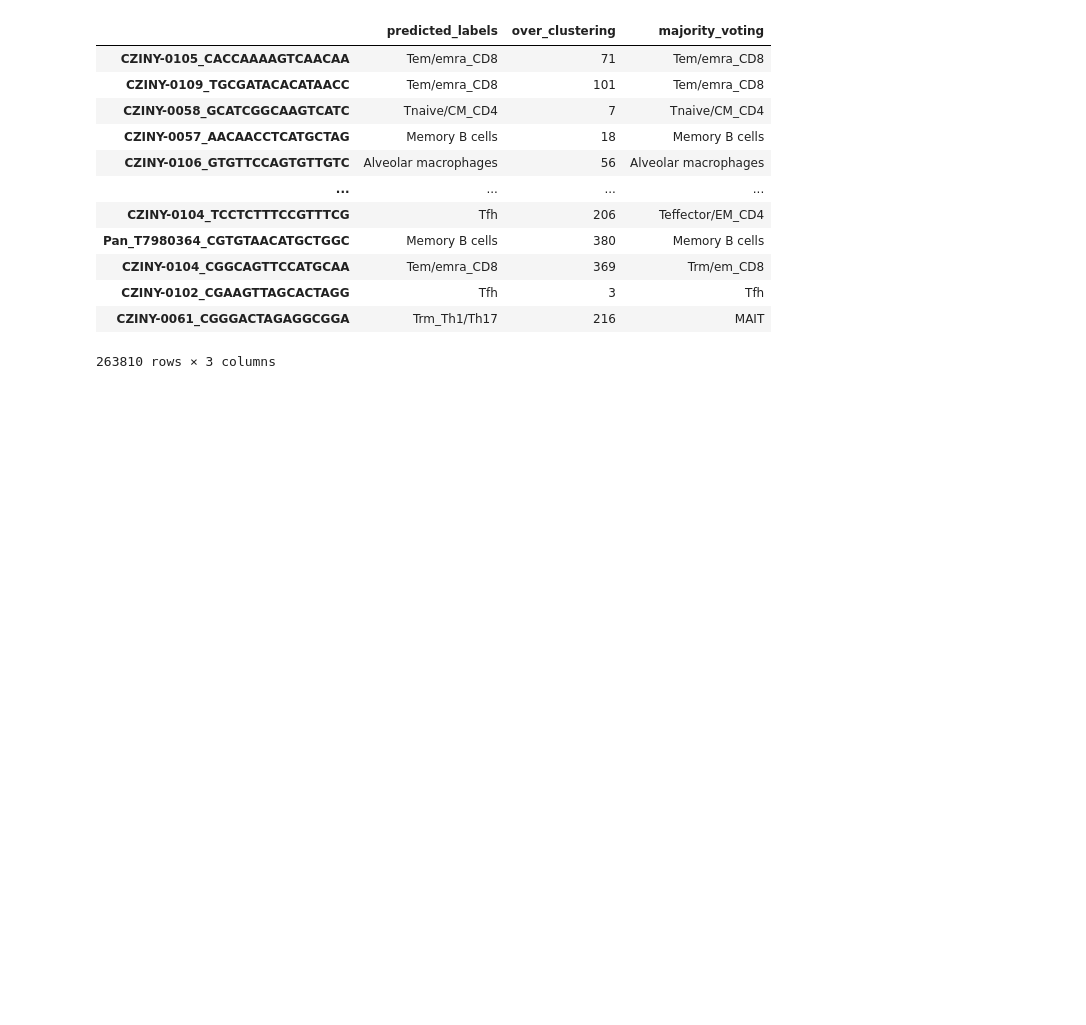
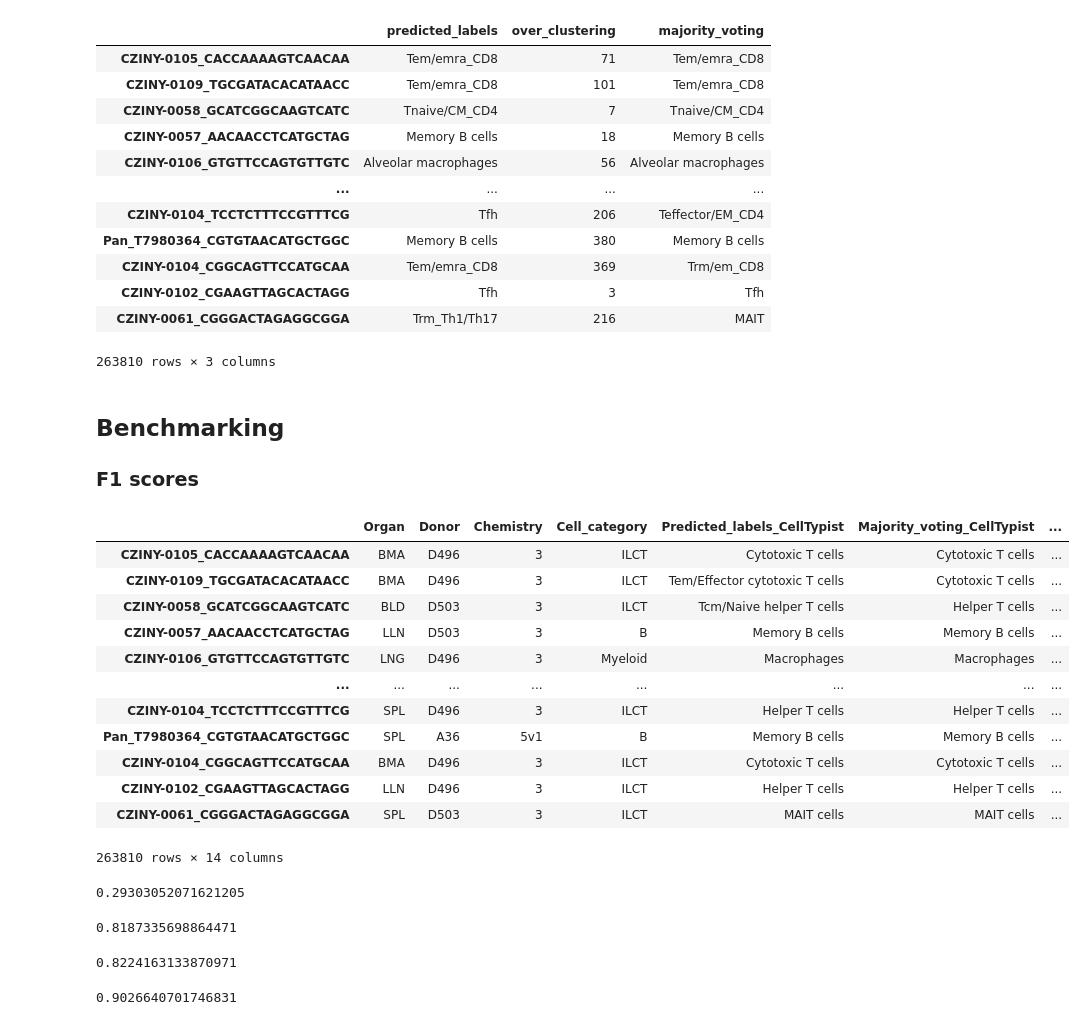
Before and after one commit to joadams1/adams_celltypist, a Jupyter notebook: celltypist/Benchmarking Models.ipynb, the cells around one changed output. Drawn from its saved outputs; the diff is of its cells as text; code cells hidden in the pictures; blank space fills up the shorter version.

Commit message:
Working on F1 scores

```diff
--- a/celltypist/Benchmarking Models.ipynb
+++ b/celltypist/Benchmarking Models.ipynb
@@ -50,3 +68,6 @@ predictions_ct.predicted_labels
+# %%
+pred_adatact = predictions_ct.to_adata()
+pred_adatact.write_h5ad('../../pred_modelct.h5ad')
 # %% [markdown]
 Model 1
 # %%
@@ -158,0 +186,24 @@ pred_adata4 = predictions_4.to_adata()
+# %% [markdown]
+## Benchmarking
+### F1 scores
+# %%
+pred_adatact.obs
+# %% [output]
+|  | Organ | Donor | Chemistry | Cell_category | Predicted_labels_CellTypist | Majority_voting_CellTypist | ... |
+| CZINY-0105_CACCAAAAGTCAACAA | BMA | D496 | 3 | ILCT | Cytotoxic T cells | Cytotoxic T cells | ... |
+| CZINY-0109_TGCGATACACATAACC | BMA | D496 | 3 | ILCT | Tem/Effector cytotoxic T cells | Cytotoxic T cells | ... |
+| CZINY-0058_GCATCGGCAAGTCATC | BLD | D503 | 3 | ILCT | Tcm/Naive helper T cells | Helper T cells | ... |
+| CZINY-0057_AACAACCTCATGCTAG | LLN | D503 | 3 | B | Memory B cells | Memory B cells | ... |
+| CZINY-0106_GTGTTCCAGTGTTGTC | LNG | D496 | 3 | Myeloid | Macrophages | Macrophages | ... |
+| ... | ... | ... | ... | ... | ... | ... | ... |
+| CZINY-0104_TCCTCTTTCCGTTTCG | SPL | D496 | 3 | ILCT | Helper T cells | Helper T cells | ... |
+| Pan_T7980364_CGTGTAACATGCTGGC | SPL | A36 | 5v1 | B | Memory B cells | Memory B cells | ... |
+| CZINY-0104_CGGCAGTTCCATGCAA | BMA | D496 | 3 | ILCT | Cytotoxic T cells | Cytotoxic T cells | ... |
+| CZINY-0102_CGAAGTTAGCACTAGG | LLN | D496 | 3 | ILCT | Helper T cells | Helper T cells | ... |
+| CZINY-0061_CGGGACTAGAGGCGGA | SPL | D503 | 3 | ILCT | MAIT cells | MAIT cells | ... |
+263810 rows × 14 columns
+# %%
+#og celltypist  - issue with how they label things
+f1_score(pred_adatact.obs["Manually_curated_celltype"], pred_adatact.obs["predicted_labels"], average='weighted')
+# %% [output]
+0.29303052071621205
@@ -158,0 +213,15 @@ pred_adata4 = predictions_4.to_adata()
+# %%
+#model 2  - 0.64
+f1_score(pred_adata2.obs["Manually_curated_celltype"], pred_adata2.obs["predicted_labels"], average='weighted')
+# %% [output]
+0.8187335698864471
+# %%
+#model 3  - 0.69
+f1_score(pred_adata3.obs["Manually_curated_celltype"], pred_adata3.obs["predicted_labels"], average='weighted')
+# %% [output]
+0.8224163133870971
+# %%
+#model 4 - 0.8
+f1_score(pred_adata4.obs["Manually_curated_celltype"], pred_adata4.obs["predicted_labels"], average='weighted')
+# %% [output]
+0.9026640701746831
```
Also changed, not shown: parts of 11 cells of this notebook.
